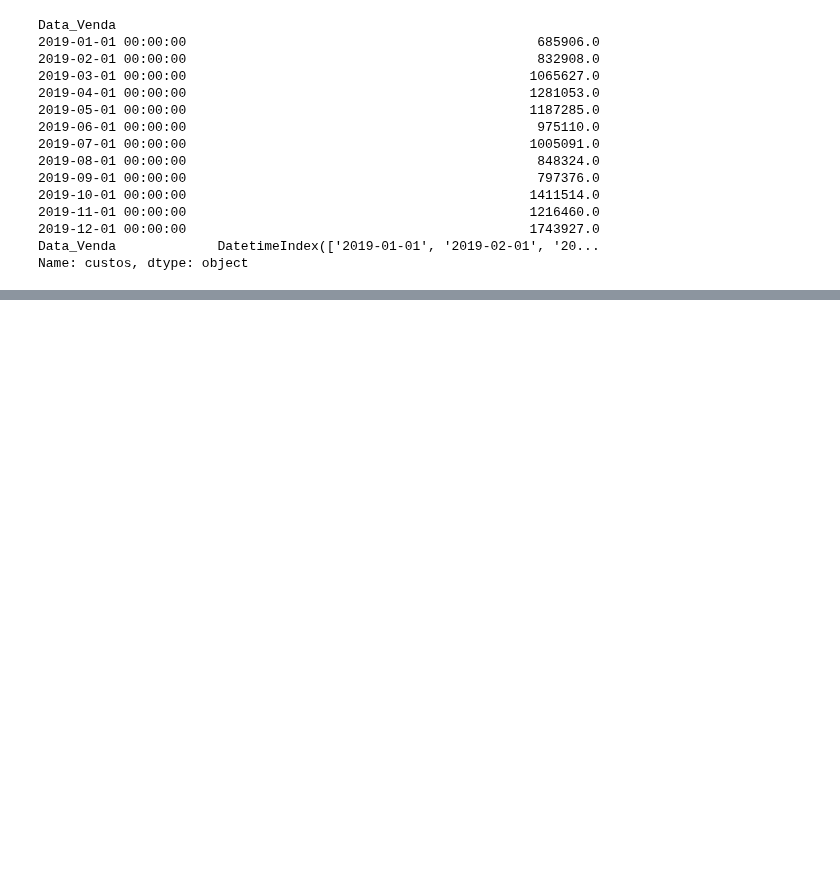
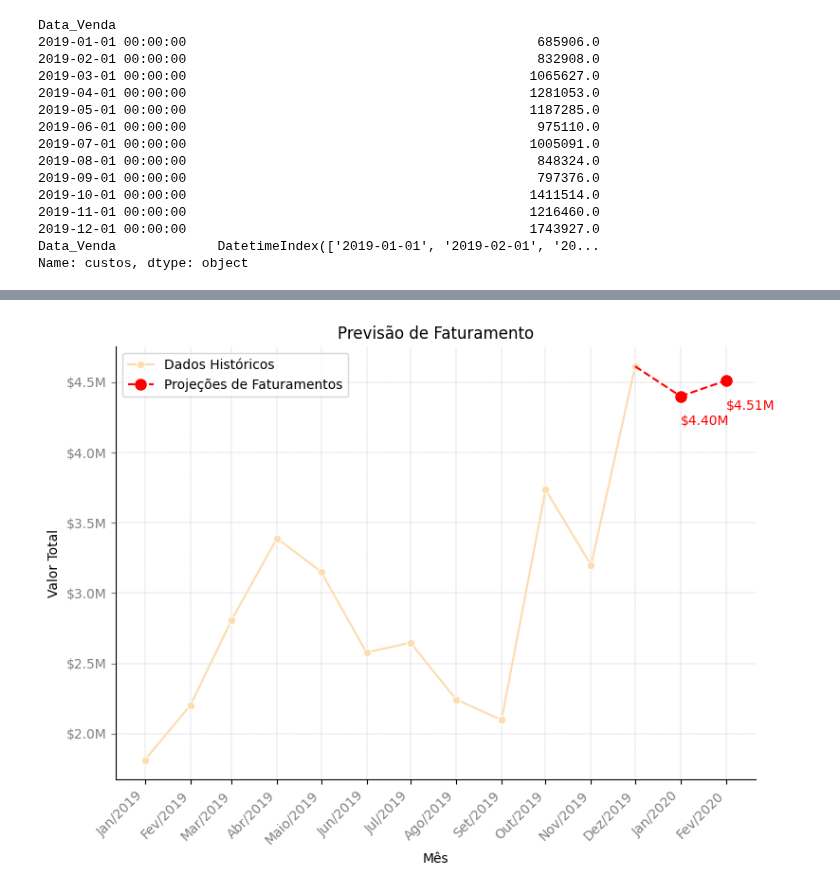
Before and after one commit to alyssonmontovanelli/analise_Previsao_Vendas_varejo, a Jupyter notebook: pre_processamento/Financeiro.ipynb, the cells around one changed output, grey strips where cells are left out. Saved outputs shown, nothing was run; the diff lists cells and outputs as text; code cells hidden in the pictures; blank space fills up the shorter version.

```diff
--- a/pre_processamento/Financeiro.ipynb
+++ b/pre_processamento/Financeiro.ipynb
@@ -198,0 +211,40 @@ preparaDF(lucro)
+# %%
+def preparaDF_faturamento(df):
+    fig, axs = plt.subplots(figsize=(8, 6))  # Criar os eixos
+
+    model_arima = ARIMA(df, order=(0, 1, 2))
+    fit_arima = model_arima.fit()
+    forecast_arima = fit_arima.forecast(steps=2)
+
+    sns.lineplot(x=df.index, y=df.values, label='Dados Históricos', marker='o', ax=axs)
+
+    axs.plot(forecast_arima.index, forecast_arima.values, color='red', linestyle='--', label='Projeções de Faturamentos', marker='o', markersize=8)
+    axs.grid(True, which='both', linestyle='--', linewidth=0.3)
+    axs.plot([df.index[-1], forecast_arima.index[0]], [df.values[-1], forecast_arima.values[0]], color='red', linestyle='--')
+
+    # Adicionar os valores nos pontos da previsão
+    for i, valor in enumerate(forecast_arima.values):
+        axs.text(forecast_arima.index[i], valor - 0.04 * max(forecast_arima.values), '${:.2f}M'.format(valor * 1e-6), va='center', color='red')
+
+    axs.set_xlabel('Mês')
+    axs.set_ylabel('Valor Total')
+    axs.set_title('Previsão de Faturamento')
+
+    axs.yaxis.set_major_formatter(FuncFormatter(millions_formatter))
+    axs.legend()
+
+    axs.set_xticks([pd.Timestamp(date) for date in map_data.keys()])
+    axs.set_xticklabels(map_data.values(), rotation=45, ha='right', color='gray')
+
+    axs.tick_params(axis='y', colors='gray')
+
+    axs.spines['right'].set_visible(False)
+    axs.spines['top'].set_visible(False)
+
+    plt.tight_layout()
+    plt.show()
+
+
+preparaDF_faturamento(faturamento)
+# %% [output]
+[figure, added]
```
Also changed, not shown: parts of 4 cells of this notebook.
